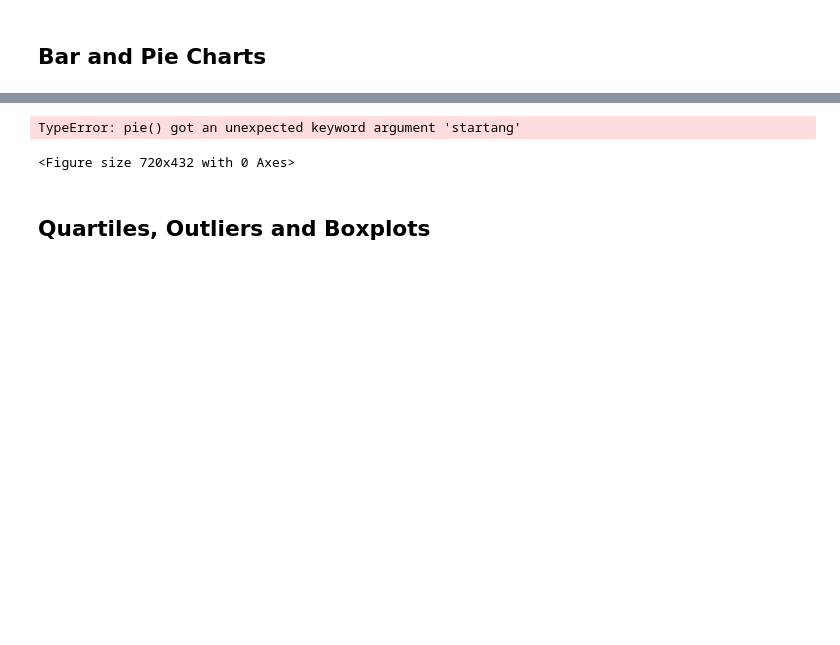
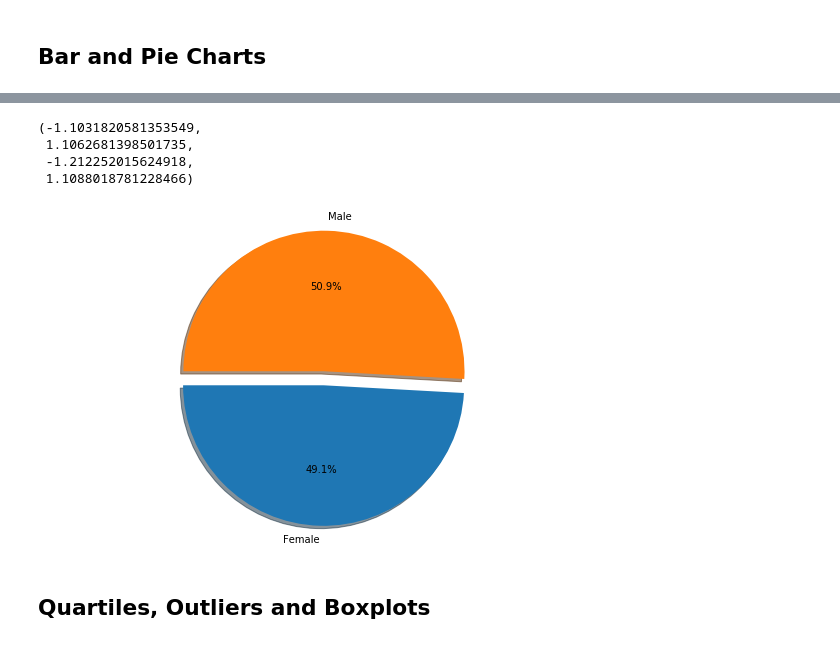
Before and after one commit to 22OVERSooN/Matplotlib_challenge, a Jupyter notebook: pymaceuticals_starter.ipynb, the cells around one changed output, grey strips where cells are left out. Drawn from its saved outputs; the diff is of its cells as text; code cells hidden in the pictures; blank space fills up the shorter version.

```diff
--- a/pymaceuticals_starter.ipynb
+++ b/pymaceuticals_starter.ipynb
@@ -176,12 +192,17 @@ gender_groupby['Sex'].count().plot(kind="pie", figsize=(10,5),autopct='%1.1f%%',
 # %%
 # Generate a pie plot showing the distribution of female versus male mice using pyplot
 plt.figure(figsize=(10,6))
+explode = (0.1, 0)
 gender_labels = gender_groupby_count.index.values.tolist()
 plt.pie(gender_groupby['Sex'].count(), labels=gender_labels,
-        autopct="%1.1f%%", shadow=True, startang = 90)
+        autopct="%1.1f%%", shadow=True, startangle = 180, explode = explode)
+plt.axis("equal")
 # %% [output]
-TypeError: pie() got an unexpected keyword argument 'startang'
+(-1.1031820581353549,
+ 1.1062681398501735,
+ -1.212252015624918,
+ 1.1088018781228466)
-<Figure size 720x432 with 0 Axes>
+[figure, added]
 # %% [markdown]
 ## Quartiles, Outliers and Boxplots
 # %%
```
Also changed, not shown: parts of 11 cells of this notebook.
